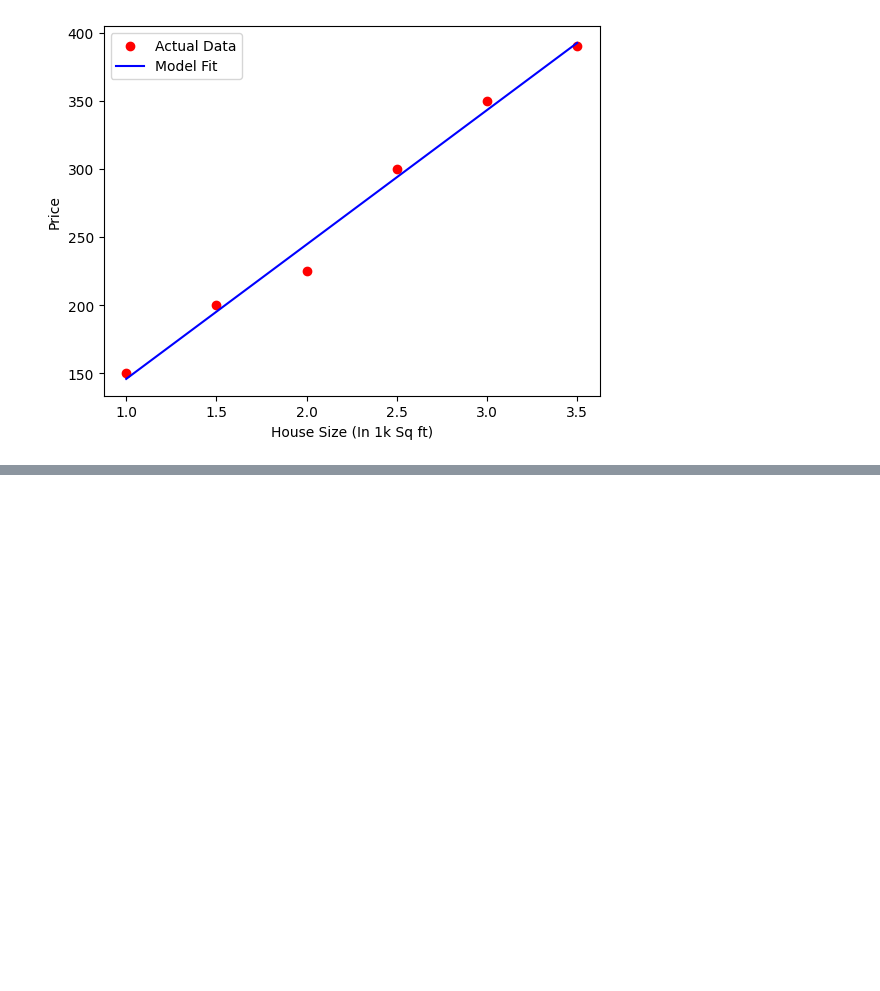
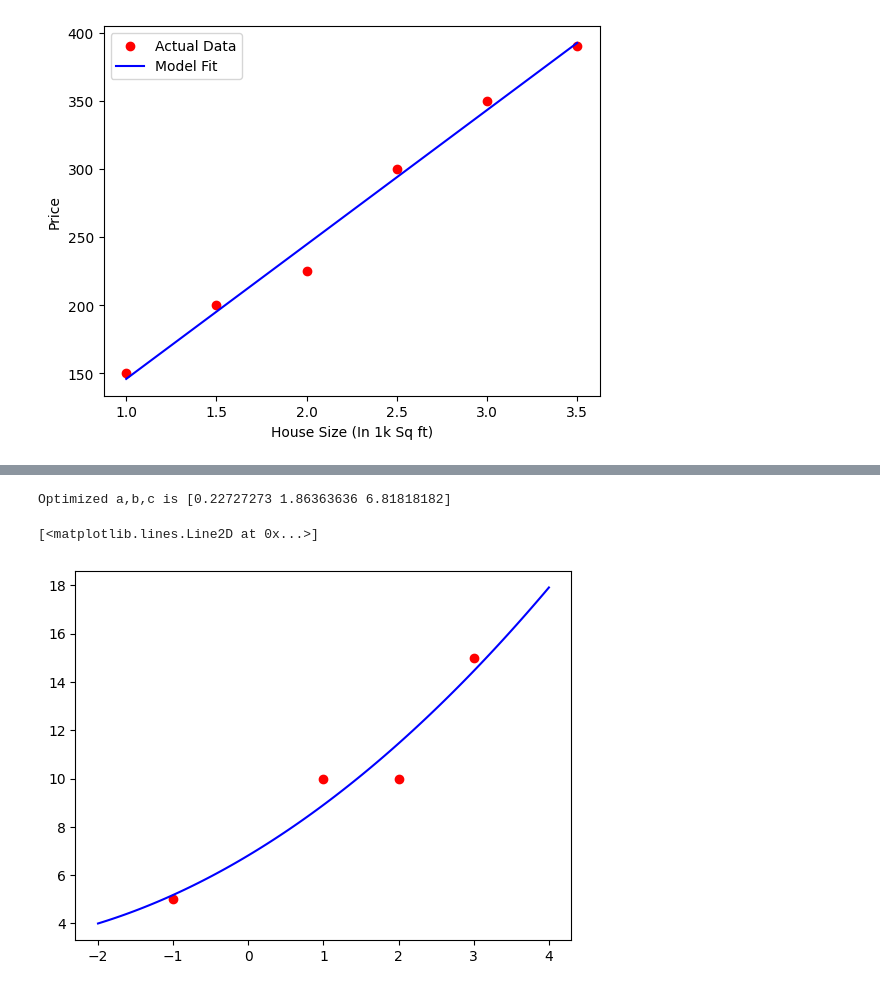
Before and after one commit to GWSuryaYT/ML-Practice, a Jupyter notebook: regression-gradient-decent.ipynb, the cells around one changed output, grey strips where cells are left out. Saved outputs shown, nothing was run; the diff lists cells and outputs as text; code cells hidden in the pictures; blank space fills up the shorter version.

```diff
--- a/regression-gradient-decent.ipynb
+++ b/regression-gradient-decent.ipynb
@@ -86,0 +149,56 @@ plt.show()
+# %%
+import numpy as np
+import matplotlib.pyplot as plt
+
+data = [1,-1,2,3]
+data2 = [10,5,10,15]
+
+x = data
+y = data2 #actual value
+
+w = np.array([0,0,0])
+k= 0
+max_iter = 10000
+alpha = 0.002
+number_of_data_points = len(x)
+
+while max_iter>k:
+
+    #gradients:
+    summation_of_errors_for_a = 0
+    summation_of_errors_for_b = 0
+    summation_of_errors_for_c = 0
+
+    for i in range(number_of_data_points):
+        error = y[i] - w[0]*(x[i]**2) - w[1]*x[i] - w[2]
+        summation_of_errors_for_a = summation_of_errors_for_a + error * (x[i]**2)
+        summation_of_errors_for_b = summation_of_errors_for_b + error * x[i]
+        summation_of_errors_for_c = summation_of_errors_for_c + error
+
+    summation_of_errors_for_a = -2 * summation_of_errors_for_a
+    summation_of_errors_for_b = -2 * summation_of_errors_for_b
+    summation_of_errors_for_c = -2 * summation_of_errors_for_c
+
+    #now lets make them a vector
+    grad = np.array([summation_of_errors_for_a, summation_of_errors_for_b, summation_of_errors_for_c])
+
+    direction = -grad
+
+    new_pos = w + (alpha * direction)
+
+    k +=1
+
+    w = new_pos
+
+print(f'Optimized a,b,c is {w}')
+
+plt.scatter(data,data2, color='red', marker = 'o')
+
+x_line_data = np.linspace(-2, 4,100)
+y_line_data = w[0]* (x_line_data**2) + w[1]*x_line_data + w[2]
+
+plt.plot(x_line_data, y_line_data, color='blue')
+# %% [output]
+Optimized a,b,c is [0.22727273 1.86363636 6.81818182]
+[<matplotlib.lines.Line2D at 0x...>]
+[figure, added]
```
Also changed, not shown: parts of 3 cells of this notebook.
